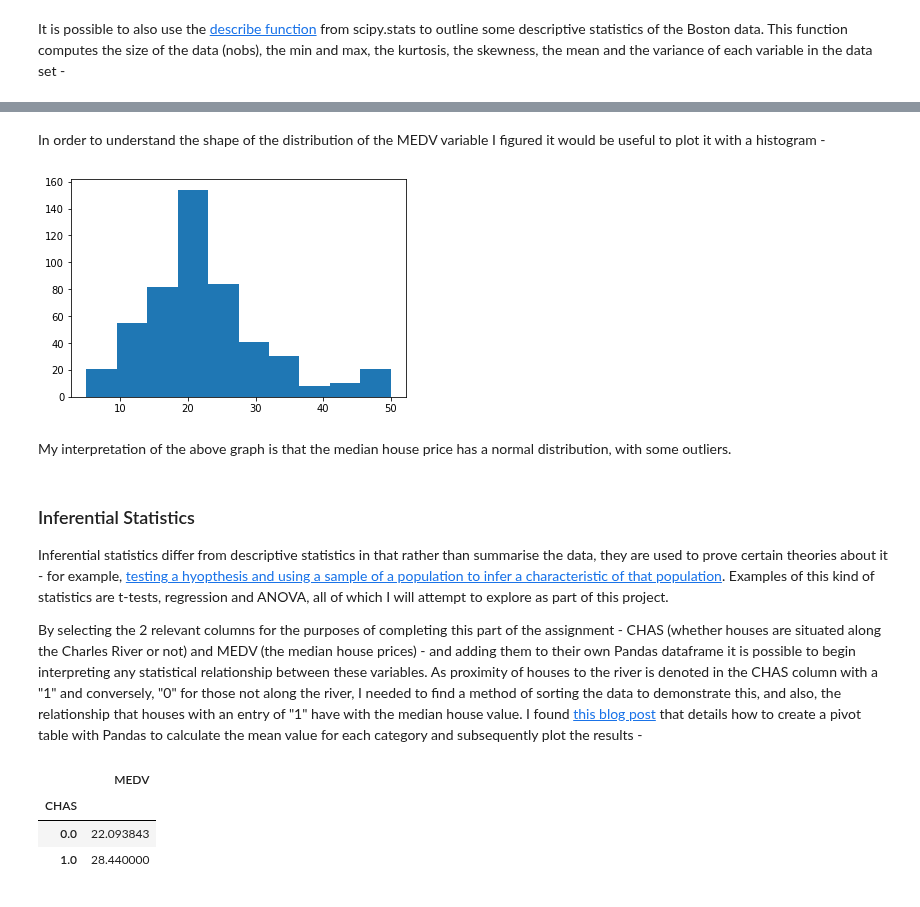
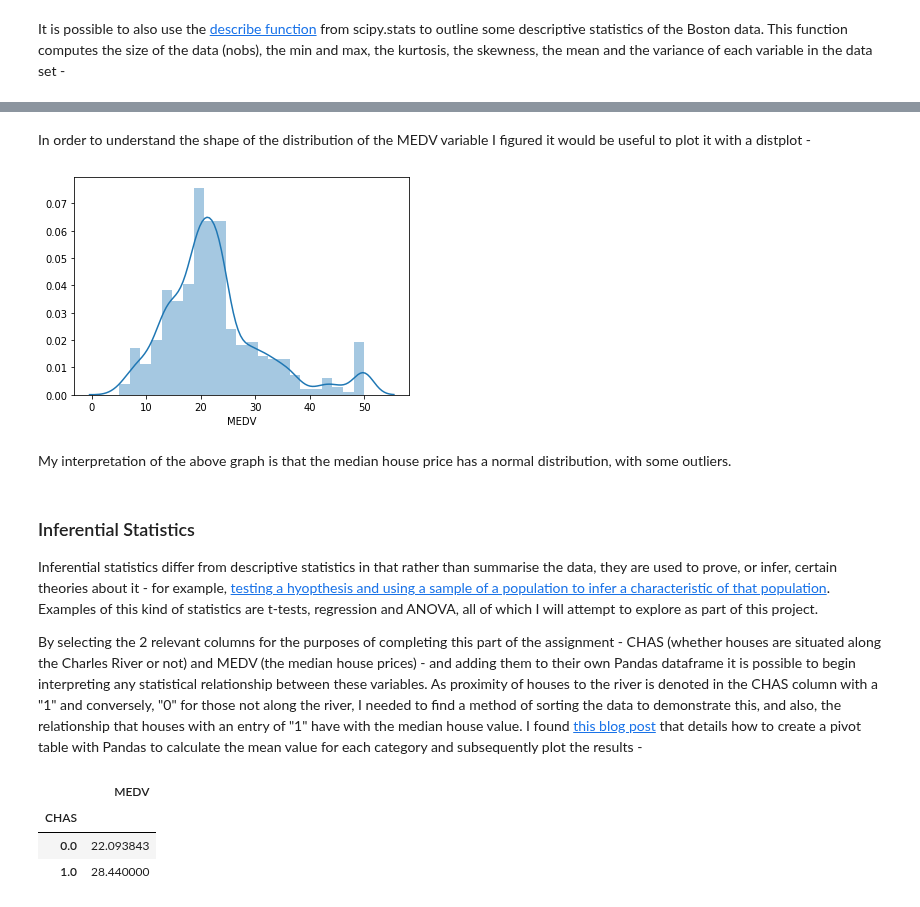
Before and after one commit to AideenByrne/2019MachineLearningProject, a Jupyter notebook: 2019project.ipynb, the cells around one changed output, grey strips where cells are left out. Saved outputs shown, nothing was run; the diff lists cells and outputs as text; code cells hidden in the pictures.

```diff
--- a/2019project.ipynb
+++ b/2019project.ipynb
@@ -154,17 +154,17 @@ DescribeResult(nobs=array([506, 506, 506, 506, 506, 506, 506, 506, 506, 506, 506
              mask=False,
        fill_value=1e+20))
 # %% [markdown]
-In order to understand the shape of the distribution of the MEDV variable I figured it would be useful to plot it with a histogram -
+In order to understand the shape of the distribution of the MEDV variable I figured it would be useful to plot it with a distplot -
 # %%
-plt.hist(df['MEDV'])
+sns.distplot(df['MEDV'])
 plt.show()
 # %% [output]
-[figure, old version]
+[figure, new version]
 # %% [markdown]
 My interpretation of the above graph is that the median house price has a normal distribution, with some outliers.
 # %% [markdown]
 ### Inferential Statistics
-Inferential statistics differ from descriptive statistics in that rather than summarise the data, they are used to prove certain theories about it - for example, [testing a hyopthesis and using a sample of a population to infer a characteristic of that population](https://www.mymarketresearchmethods.com/descriptive-inferential-statistics-difference/). Examples of this kind of statistics are t-tests, regression and ANOVA, all of which I will attempt to explore as part of this project.
+Inferential statistics differ from descriptive statistics in that rather than summarise the data, they are used to prove, or infer, certain theories about it - for example, [testing a hyopthesis and using a sample of a population to infer a characteristic of that population](https://www.mymarketresearchmethods.com/descriptive-inferential-statistics-difference/). Examples of this kind of statistics are t-tests, regression and ANOVA, all of which I will attempt to explore as part of this project.
 
 By selecting the 2 relevant columns for the purposes of completing this part of the assignment - CHAS (whether houses are situated along the Charles River or not) and MEDV (the median house prices) - and adding them to their own Pandas dataframe it is possible to begin interpreting any statistical relationship between these variables.  As proximity of houses to the river is denoted in the CHAS column with a "1" and conversely, "0" for those not along the river, I needed to find a method of sorting the data to demonstrate this, and also, the relationship that houses with an entry of "1" have with the median house value.  I found [this blog post](https://towardsdatascience.com/5-minute-guide-to-plotting-with-pandas-e8c0f40a1df4) that details how to create a pivot table with Pandas to calculate the mean value for each category and subsequently plot the results -
 # %%
```
Also changed, not shown: parts of 8 cells of this notebook.
